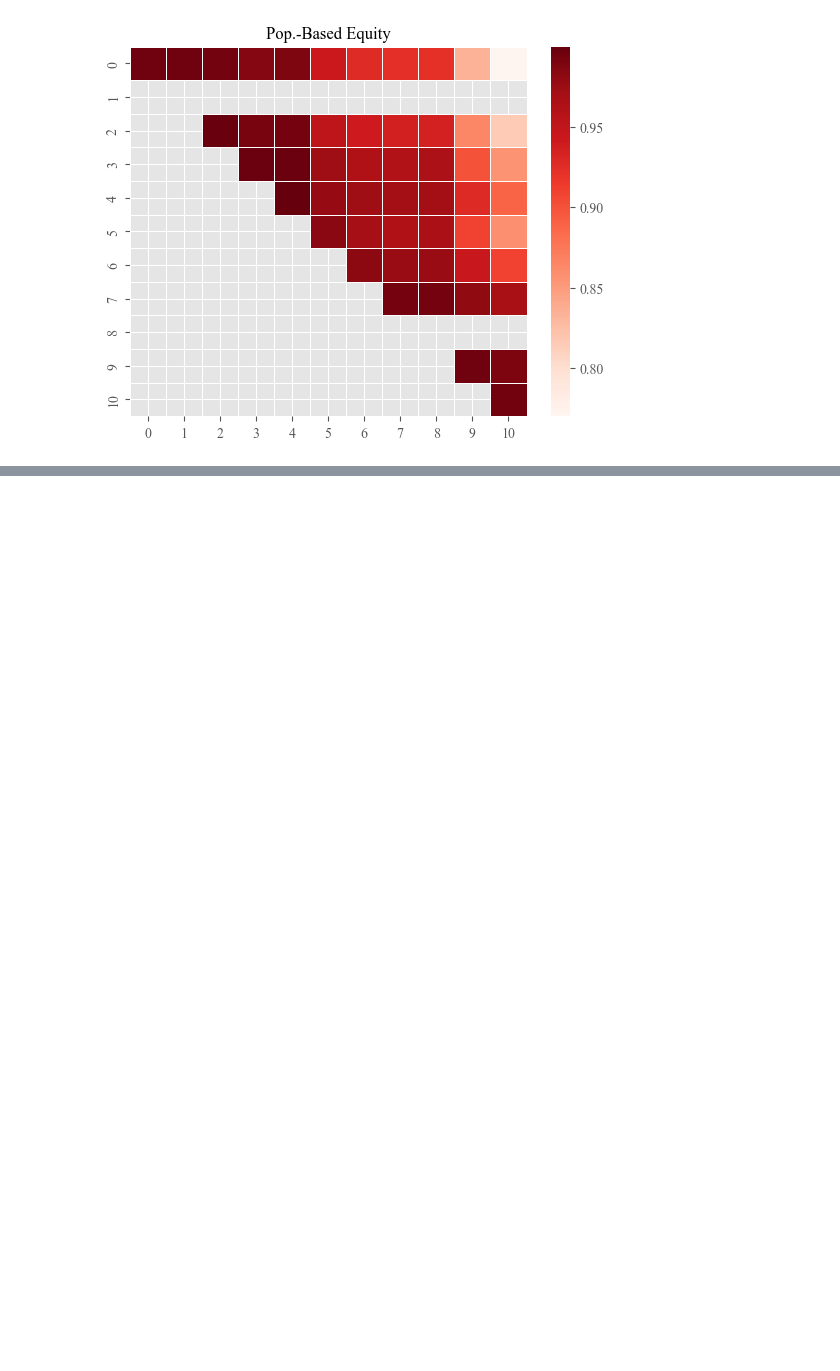
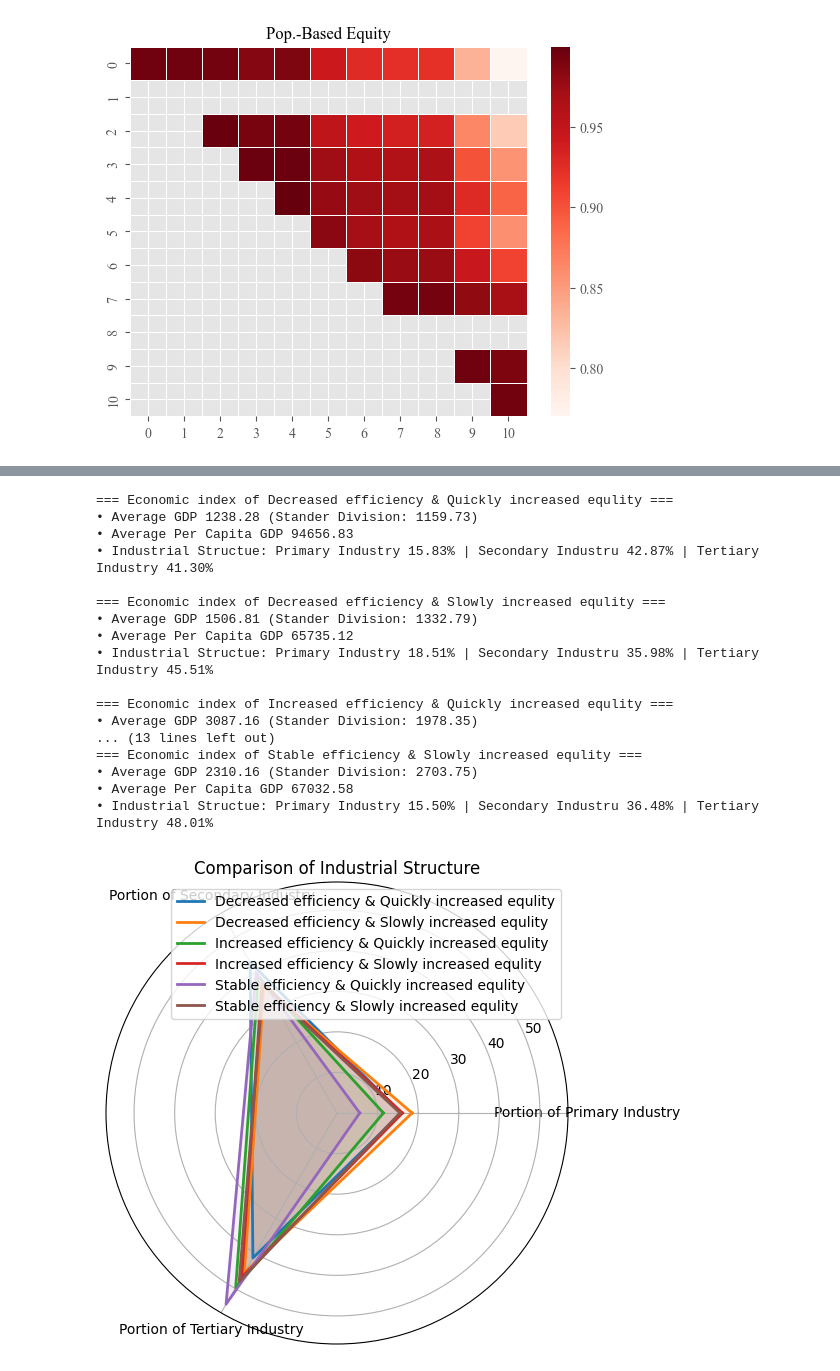
Before and after one commit to DingkangTeng/China-EVCS-Accessibility-and-Equity, a Jupyter notebook: main.ipynb, the cells around one changed output, grey strips where cells are left out. Cells and saved outputs as stored; diff of their text form; code cells hidden in the pictures; blank space fills up the shorter version.

```diff
--- a/main.ipynb
+++ b/main.ipynb
@@ -117,0 +147,23 @@ data
+# %%
+b = clustingAnalysis(city, gdp).analysisAll()
+b.analysis()
+b.drawRadar()
+# %% [output]
+=== Economic index of Decreased efficiency & Quickly increased equlity ===
+• Average GDP 1238.28 (Stander Division: 1159.73)
+• Average Per Capita GDP 94656.83
+• Industrial Structue: Primary Industry 15.83% | Secondary Industru 42.87% | Tertiary Industry 41.30%
+
+=== Economic index of Decreased efficiency & Slowly increased equlity ===
+• Average GDP 1506.81 (Stander Division: 1332.79)
+• Average Per Capita GDP 65735.12
+• Industrial Structue: Primary Industry 18.51% | Secondary Industru 35.98% | Tertiary Industry 45.51%
+
+=== Economic index of Increased efficiency & Quickly increased equlity ===
+• Average GDP 3087.16 (Stander Division: 1978.35)
+... (13 lines left out)
+=== Economic index of Stable efficiency & Slowly increased equlity ===
+• Average GDP 2310.16 (Stander Division: 2703.75)
+• Average Per Capita GDP 67032.58
+• Industrial Structue: Primary Industry 15.50% | Secondary Industru 36.48% | Tertiary Industry 48.01%
+[figure, added]
```
Also changed, not shown: parts of 11 cells of this notebook, 9 other files.
